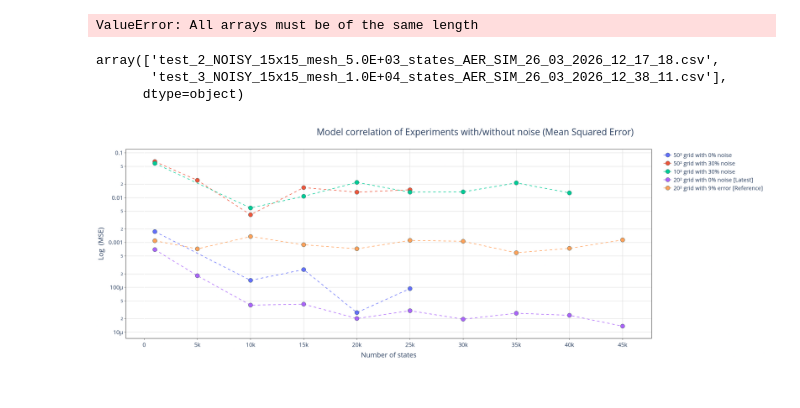
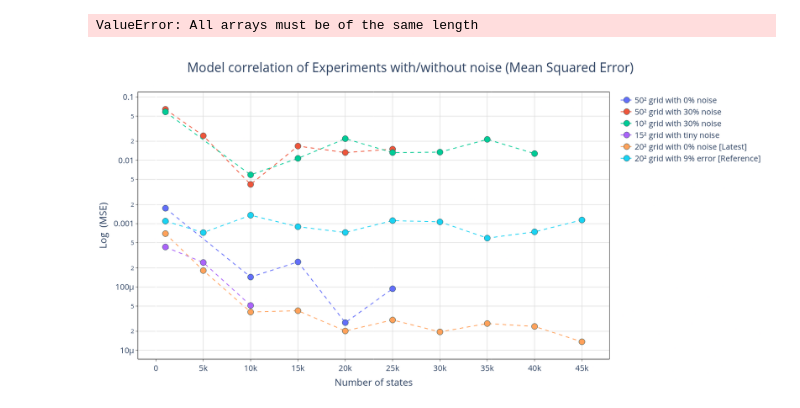
Before and after one commit to 4df31/QD-Biexciton-cascade-and-polarization-orientation-effect-on-QKD-protocol-E91, a Jupyter notebook: Plots.ipynb, the cells around one changed output. Saved outputs shown, nothing was run; the diff lists cells and outputs as text; code cells hidden in the pictures.

Commit message:
updated plots notebook with single point analysis

```diff
--- a/Plots.ipynb
+++ b/Plots.ipynb
@@ -291,6 +297,10 @@ r2_50_pure = []
 mse_15_tiny_noise = []
 correlation_15_tiny_noise = []
 r2_15_tiny_noise = []
+
+mse_single_pt = []
+correlation_single_pt = []
+r2_single_pt = []
 
 # =========================================================
 # OPTIMIZATION: Calculate static ideal models ONCE here
@@ -335,7 +345,7 @@ for experiment_name in pure_filenames:
 
 # Loop 4: tiny_noise runs (Dynamic sizes using len(experiment))
 path1 = "./runs/"
-for experiment_name in pd.read_csv(path1+'test_filenames.csv').values.flatten():
+for experiment_name in pd.read_csv(path1+'test_filenames.csv',header=None).values.flatten():
     experiment = pd.read_csv(path1+experiment_name, header=None).dropna(axis=1, how='all').values
 
     # This remains inside the loop because its dimension scales dynamically with len(experiment)
@@ -347,8 +357,14 @@ for experiment_name in pd.read_csv(path1+'test_filenames.csv').values.flatten():
     # Calculate and append metrics
     correlation_15_tiny_noise.append( rmse(y_true=model_dyn, y_pred=experiment) )
     mse_15_tiny_noise.append( mse(y_true=model_dyn, y_pred=experiment) )
-    r2_15_tiny_noise.append( r2(y_true=model_dyn, y_pred=experiment) )
+    r2_15_tiny_noise.append( 1 - r2(y_true=model_dyn, y_pred=experiment) )
 
+# Single point experiments
+single_pt = pd.read_csv(path1+'NOISY_single_point_AER_SIM_30_03_2026_17_18_30.csv',header=None).dropna(axis=1, how='all').values
+model_single_pt = [analytical(theta=pi/3,beta=pi/4,alpha=alpha) for k in range(len(single_pt))]
+for k in range(len(single_pt)):
+    mse_single_pt.append(mse_pt(y_true=model_single_pt[k],y_pred=single_pt[k]))
+    correlation_single_pt.append(rmse_pt(y_true=model_single_pt[k],y_pred=single_pt[k]))
 
 # ==========================
 # Creación de los DataFrames
@@ -371,26 +387,26 @@ df_50_pure = pd.DataFrame({
 
 df_50_error = pd.DataFrame({
     'Nstates': [1E3, 5E3, 1E4, 1.5E4, 2E4, 2.5E4],
+
     'RMSE': correlation_50_error,
     'MSE': mse_50_error,
     'R2': r2_50_error
 })
 
 df_15_tiny_noise = pd.DataFrame({
-    'Nstates': [1E3, 5E3, 1E4, 1.5E4, 2E4, 2.5E4, 3E4, 3.5E4, 4E4, 4.5E4],
+    'Nstates': [1E3, 5E3, 1E4],
     'RMSE': correlation_15_tiny_noise,
     'MSE': mse_15_tiny_noise,
     'R2': r2_15_tiny_noise
 })
+
+df_single_pt = pd.DataFrame({
+    'Nstates': [1E3,5E3, 1E4, 1.5E4, 2E4, 2.5E4, 3E4, 3.5E4, 4E4, 4.5E4],
+    'MSE': mse_single_pt,
+    'R2': r2_single_pt
+})
 # %% [output]
 ValueError: All arrays must be of the same length
-# %%
-path1 = './runs/'
-pd.read_csv(path1+'test_filenames.csv').values.flatten()
-# %% [output]
-array(['test_2_NOISY_15x15_mesh_5.0E+03_states_AER_SIM_26_03_2026_12_17_18.csv',
-       'test_3_NOISY_15x15_mesh_1.0E+04_states_AER_SIM_26_03_2026_12_38_11.csv'],
-      dtype=object)
 # %%
 # Configuración del subplot
 fig = make_subplots(
@@ -430,6 +446,16 @@ fig.add_trace(
         y=df_10_error['MSE'],
         mode='lines+markers',
         name='10² grid with 30% noise',
+        line=dict(dash='dash')
+    ),
+    row=1, col=1
+)
+fig.add_trace(
+    go.Scatter(
+        x=df_15_tiny_noise['Nstates'],
+        y=df_15_tiny_noise['MSE'],
+        mode='lines+markers',
+        name='15² grid with tiny noise',
         line=dict(dash='dash')
     ),
     row=1, col=1
@@ -459,34 +485,34 @@ fig.update_layout(
     paper_bgcolor='white',
     plot_bgcolor='white',
     title={
         'text': "Model correlation of Experiments with/without noise (Mean Squared Error)",
         'font': {'size': 32},
         'x' :0.8
     },
     #title_text="Root Mean Squared Error"
 )
 fig.update_xaxes(
     mirror=True,
     ticks='outside',
     showline=True,
     linecolor='black',
     gridcolor='lightgrey',
     title_text='Number of states'
 
 )
 fig.update_yaxes(
     mirror=True,
     ticks='outside',
     showline=True,
     zeroline=True,
     linecolor='black',
     gridcolor='lightgrey',
     type='log',
     title_text='Log  (MSE)'
 )
 fig.show()
 # %% [output]
-[figure, old version]
+[figure, new version]
 # %%
 # Configuración del subplot
 fig = make_subplots(
```
Also changed, not shown: parts of 10 cells of this notebook.
